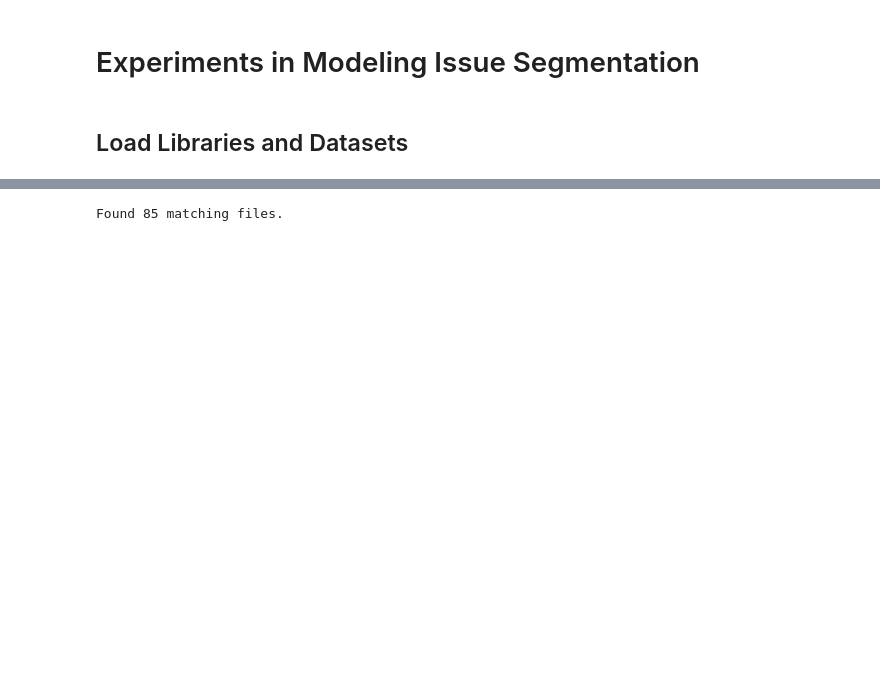
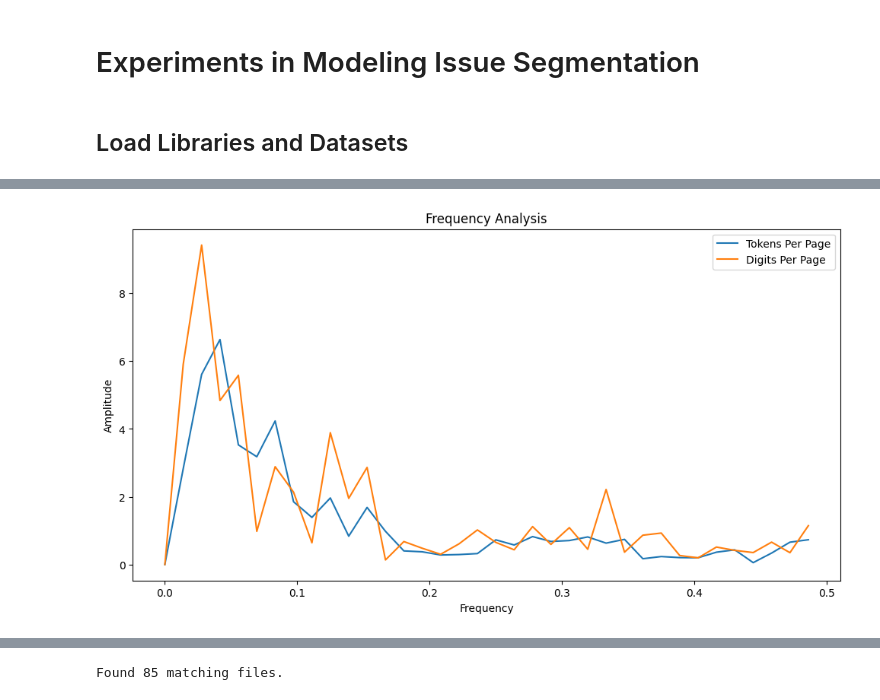
Before and after one commit to Informing-The-Third-World/periodical-wavelet-analysis, a Jupyter notebook: notebooks/TokenFrequencyEDA.ipynb, the cells around one changed output, grey strips where cells are left out. Saved outputs shown, nothing was run; the diff lists cells and outputs as text; code cells hidden in the pictures; blank space fills up the shorter version.

```diff
--- a/notebooks/TokenFrequencyEDA.ipynb
+++ b/notebooks/TokenFrequencyEDA.ipynb
@@ -216,0 +298,24 @@ def calculate_coverage(expanded_df, subset_digits, grouped_df):
+# %%
+from scipy.fft import fft
+
+
+tokens_fft_input = merged_expanded_df['scaled_tokens_per_page'].dropna().values
+tokens_fft_input -= np.mean(tokens_fft_input)  # Remove DC offset
+
+digits_fft_input = merged_expanded_df['scaled_digits_per_page'].dropna().values
+digits_fft_input -= np.mean(digits_fft_input)  # Remove DC offset
+
+tokens_fft = fft(tokens_fft_input)
+digits_fft = fft(digits_fft_input)
+frequencies = np.fft.fftfreq(len(tokens_fft))
+
+plt.figure(figsize=(12, 6))
+plt.plot(frequencies[:len(frequencies)//2], np.abs(tokens_fft[:len(frequencies)//2]), label='Tokens Per Page')
+plt.plot(frequencies[:len(frequencies)//2], np.abs(digits_fft[:len(frequencies)//2]), label='Digits Per Page')
+plt.title('Frequency Analysis')
+plt.xlabel('Frequency')
+plt.ylabel('Amplitude')
+plt.legend()
+plt.show()
+# %% [output]
+[figure, added]
```
Also changed, not shown: parts of 22 cells of this notebook, 3 other files.
